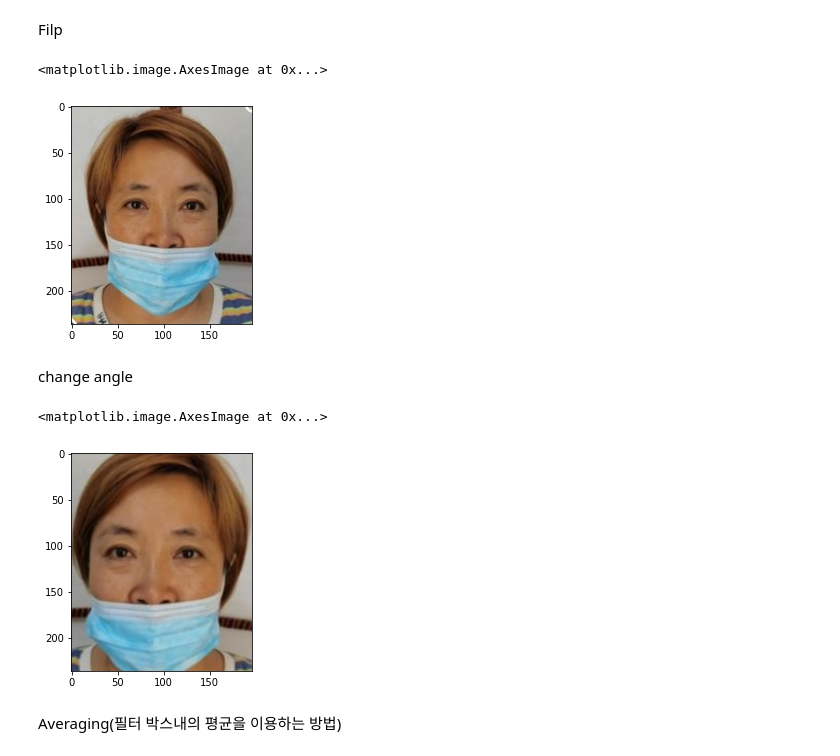
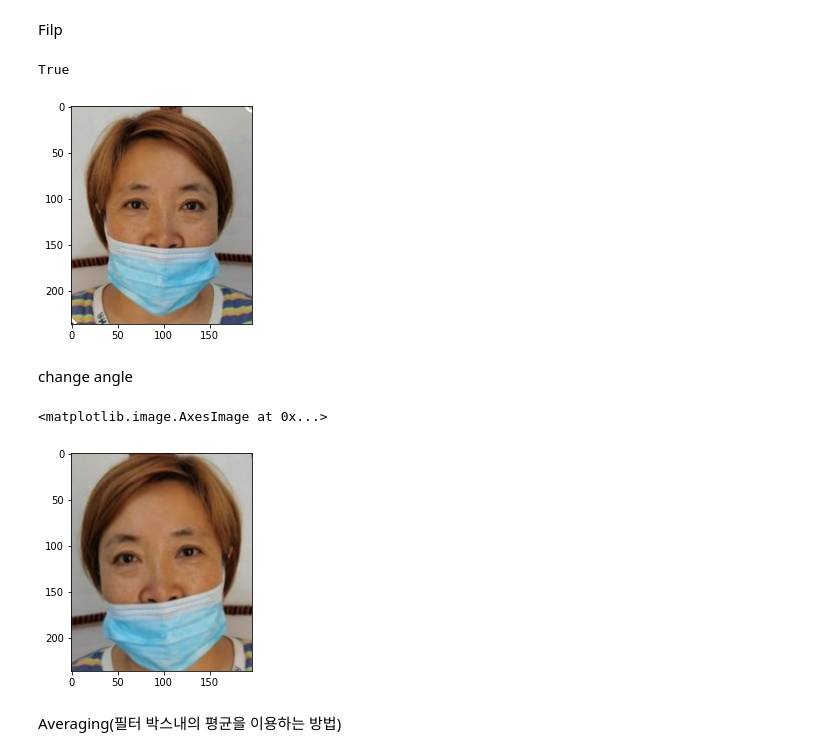
Before and after one commit to boostcampaitech3/level1-image-classification-level1-cv-02, a Jupyter notebook: code/jdu/data_augmentation.ipynb, the cells around one changed output. Saved outputs shown, nothing was run; the diff lists cells and outputs as text; code cells hidden in the pictures.

```diff
--- a/code/jdu/data_augmentation.ipynb
+++ b/code/jdu/data_augmentation.ipynb
@@ -29,29 +29,30 @@ img = cv2.flip(img, 1)
 # 상하반전
 # img = cv2.flip(img, -1)
 plt.imshow(img)
+cv2.imwrite("./test.jpg", img)
 # %% [output]
-<matplotlib.image.AxesImage at 0x...>
+True
 [figure]
 # %% [markdown]
 change angle
 # %%
 img = origin.copy()
 img = cv2.cvtColor(img, cv2.COLOR_BGR2RGB)
 w, h, c = img.shape
 
 cross_line = int((w*w + h*h)**0.5)
 rotate_point = int(w/2), int(h/2)
 
-# rotate_angle = 30
-rotate_angle = np.random.randint(-30, 30)
+rotate_angle = 5
+# rotate_angle = np.random.randint(-30, 30)
 
-rotate_option = cv2.getRotationMatrix2D(rotate_point, rotate_angle, 1.2)
+rotate_option = cv2.getRotationMatrix2D(rotate_point, rotate_angle, 1.1)
 img = cv2.warpAffine(img, rotate_option, (h,w))
 
 plt.imshow(img)
 # %% [output]
 <matplotlib.image.AxesImage at 0x...>
-[figure, old version]
+[figure, new version]
 # %% [markdown]
 Averaging(필터 박스내의 평균을 이용하는 방법)
 # %%
```
Also changed, not shown: parts of 3 cells of this notebook, 5 other files.
